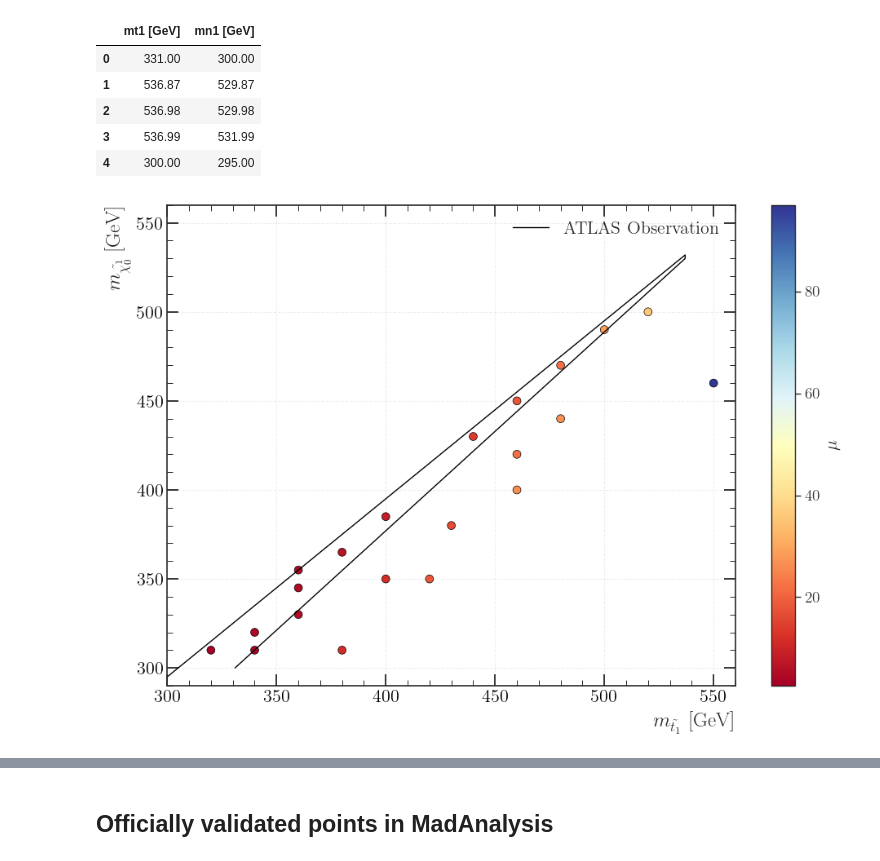
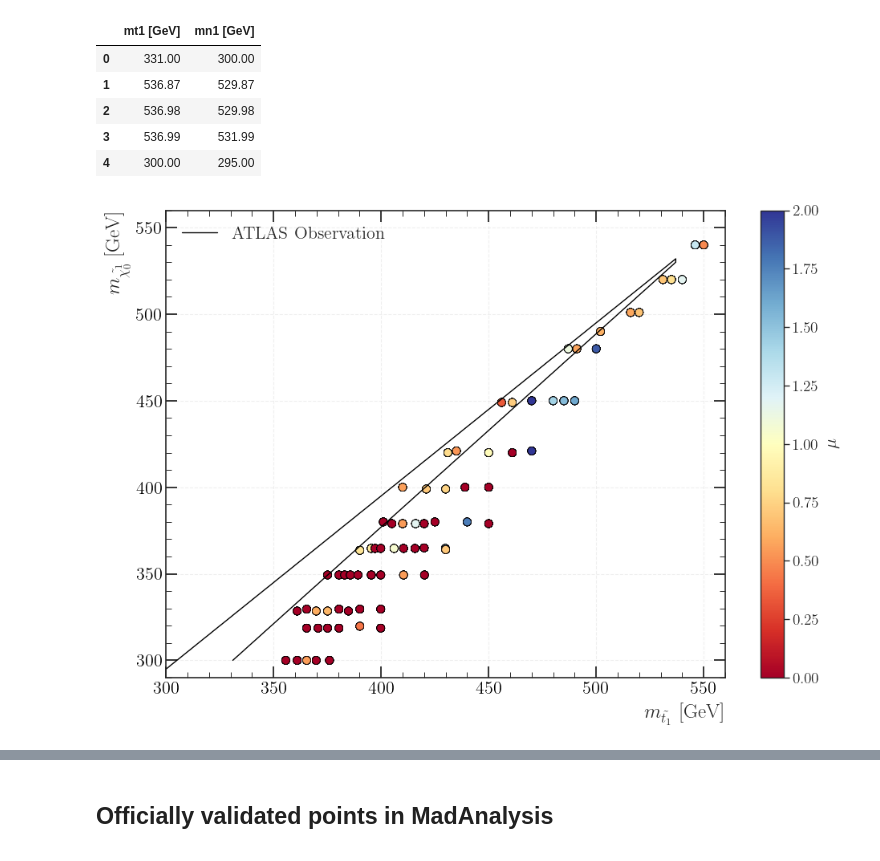
Before and after one commit to andlessa/MonoXSMS, a Jupyter notebook: notebooks/signal_strength_SUSY.ipynb, the cells around one changed output, grey strips where cells are left out. Drawn from its saved outputs; the diff is of its cells as text; code cells hidden in the pictures.

Commit message:
susy MA5

```diff
--- a/notebooks/signal_strength_SUSY.ipynb
+++ b/notebooks/signal_strength_SUSY.ipynb
@@ -51,15 +51,15 @@ cm = plt.colormaps['RdYlBu']
 # %%
 # SAF and CLs file patterns
 saf_patterns = [
-    '/home/yoxara/workstation/Output_MC/SUSY_MA5_validation/*_run*/Output/SAF/*/*.saf'
+    '/home/yoxara/workstation/Output_MC/SUSY_MA5_val/*_run*/Output/SAF/*/*.saf'
 ]
 cls_patterns = [
-    '/home/yoxara/workstation/Output_MC/SUSY_MA5_validation/*_run*/Output/SAF/*/CLs_output.dat'
+    '/home/yoxara/workstation/Output_MC/SUSY_MA5_val/*_run*/Output/SAF/*/CLs_output.dat'
 ]
 
 saf_files = sorted([file for pattern in saf_patterns for file in glob.glob(pattern)])
 cls_files = sorted([file for pattern in cls_patterns for file in glob.glob(pattern)])
-inputListPattern = sorted(glob.glob('/home/yoxara/workstation/Output_MC/SUSY_MA5_validation/*/Input/*.list'))
+inputListPattern = sorted(glob.glob('/home/yoxara/workstation/Output_MC/SUSY_MA5_val/*/Input/*.list'))
 
 if len(inputListPattern) != len(cls_files):
     print(f"Warning: Mismatch in input files ({len(inputListPattern)}) and CLs files ({len(cls_files)})!")
@@ -308,43 +302,46 @@ fig, ax = plt.subplots(figsize=(10, 7))
 configure_axes(ax)
 
 scatter = ax.scatter(
-    max_sigma_exp_per_saf["mT1 (GeV)"],
-    max_sigma_exp_per_saf["mn1 (GeV)"],
-    c=max_sigma_exp_per_saf["Signal Strength Obs"],
+    df_final_results["mT1 (GeV)"],
+    df_final_results["mn1 (GeV)"],
+    c=df_final_results["Signal Strength Obs"],
     cmap=cm,
     s=50,
     edgecolor="black",
-    linewidth=0.5
+    linewidth=0.5,
+    vmin=0,
+    vmax=2
 )
+
 
 cbar = plt.colorbar(scatter, ax=ax)
 cbar.set_label(r"$\mu$", fontsize=16)
 cbar.ax.tick_params(labelsize=14)
 
-# Contour for r ~ 1
-x = max_sigma_exp_per_saf["mT1 (GeV)"]
-y = max_sigma_exp_per_saf["mn1 (GeV)"]
-z = max_sigma_exp_per_saf["Signal Strength Obs"]
+# Contour for mu ~ 1
+x = df_final_results["mT1 (GeV)"]
+y = df_final_results["mn1 (GeV)"]
+z = df_final_results["Signal Strength Obs"]
 xi, yi = np.meshgrid(
     np.linspace(x.min(), x.max(), 2000),
     np.linspace(y.min(), y.max(), 2000)
 )
 zi = griddata((x, y), z, (xi, yi), method='linear')
 contour = ax.contour(xi, yi, zi, levels=[1], colors="black", linestyles="--", linewidths=2)
 ax.clabel(contour, fmt="Signal Strength = 1", inline=True, fontsize=12)
 ax.plot(hep_data_ttbnffObs['mt1 [GeV]'], hep_data_ttbnffObs['mn1 [GeV]'], color="black", label='ATLAS Observation', linewidth=1)
 #ax.plot(hep_data_ttbnffExp['mt1 [GeV]'], hep_data_ttbnffExp['mn1 [GeV]'], color="blue", label='Expected', linewidth=2, linestyle='--'))
 ax.set_x_label(r'$m_{\tilde{t_{1}}}$ [GeV]')
 ax.set_y_label(r'$m_{\tilde{\chi_{0}^{1}}}$ [GeV]')
 plt.grid(True, linestyle='--', alpha=0.6)
 plt.ylim(290, 560)
 plt.xlim(300, 560)
 ax.legend(framealpha=0.0, loc='best')
 plt.grid(True, linestyle='--', alpha=0.3)
 plt.tight_layout()
 plt.show()
 # %% [output]
-[figure, old version]
+[figure, new version]
 # %%
 fig, ax = plt.subplots(figsize=(10, 7))
 configure_axes(ax)
```
Also changed, not shown: parts of 7 cells of this notebook, 2 other files.
